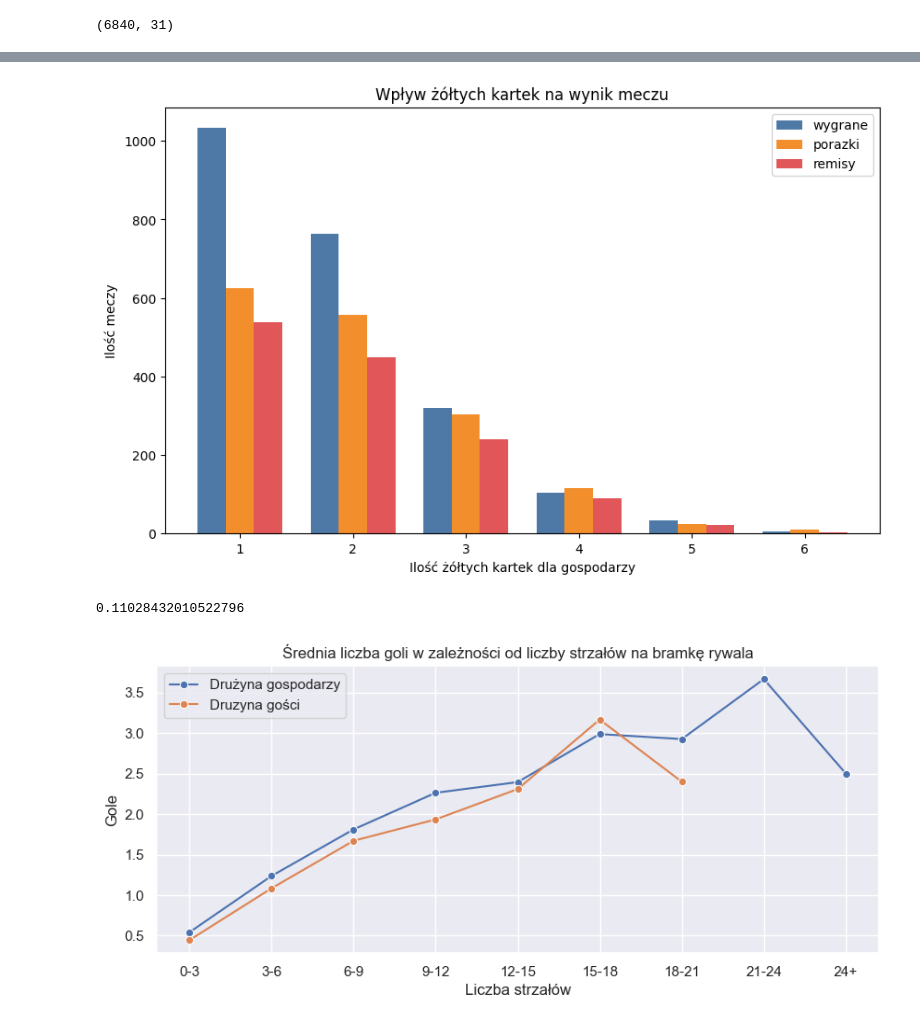
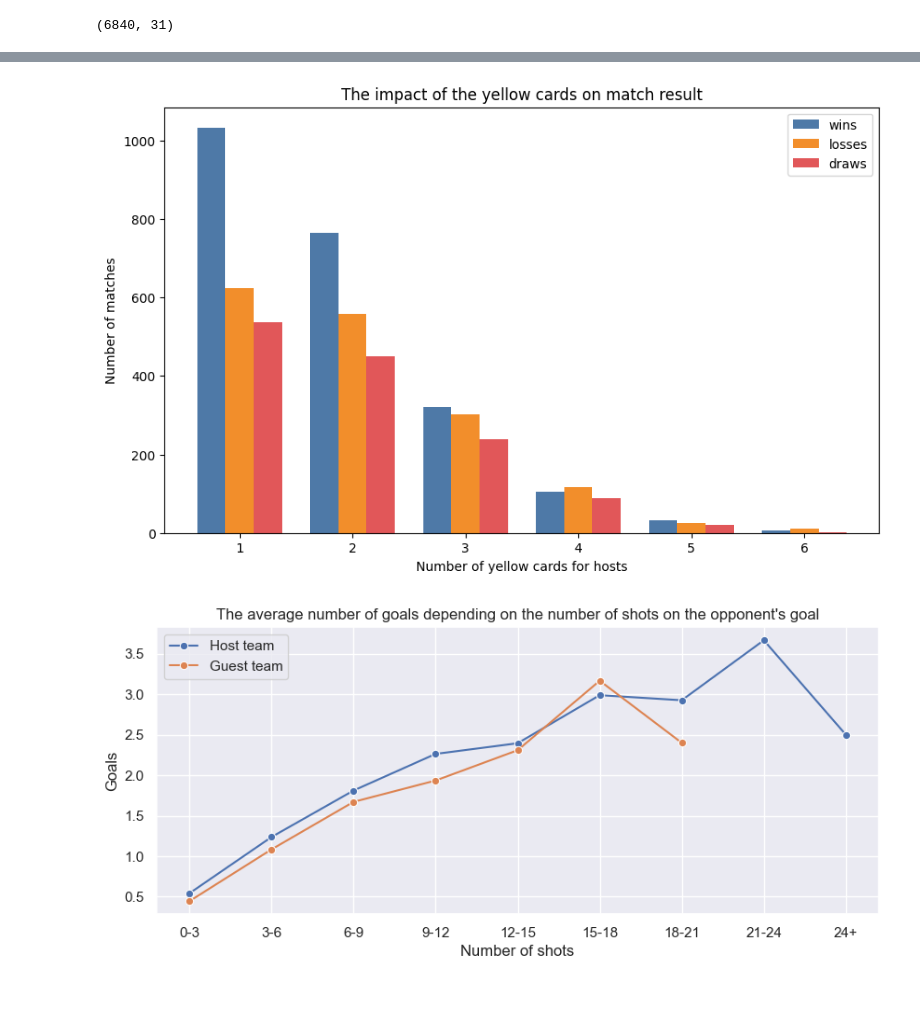
Before and after one commit to LKochan123/Football-fun, a Jupyter notebook: notebooks/statistics.ipynb, the cells around one changed output, grey strips where cells are left out. Saved outputs shown, nothing was run; the diff lists cells and outputs as text; code cells hidden in the pictures; blank space fills up the shorter version.

```diff
--- a/notebooks/statistics.ipynb
+++ b/notebooks/statistics.ipynb
@@ -9,7 +9,8 @@ import core as c
 # %%
-seasons = pd.read_csv('../data/processed/E0_seasons_5_to_23.csv')
+file = 'E0_seasons_5_to_23'
+seasons = pd.read_csv(f'../data/processed/{file}.csv')
 seasons = c.data_cleaner(seasons)
-seasons.head(10)
+seasons.head()
 # %% [output]
 |  | Div | Date | HomeTeam | AwayTeam | FTHG | FTAG | FTR | HTHG | HTAG | HTR | ... | ... |
 | 0 | E0 | 13/08/05 | Aston Villa | Bolton | 2 | 2 | D | 2 | 2 | D | ... | ... |
@@ -108,71 +94,45 @@ plt.show()
 # %%
-# Przykładowe dane
-data = {
-    1: {'wins': 1033, 'losses': 625, 'draws': 537},
-    2: {'wins': 764, 'losses': 557, 'draws': 449},
-    3: {'wins': 320, 'losses': 303, 'draws': 239},
-    4: {'wins': 104, 'losses': 116, 'draws': 89},
-    5: {'wins': 33, 'losses': 25, 'draws': 21},
-    6: {'wins': 6, 'losses': 11, 'draws': 2},
-}
+data = c.calc_HT_cards(seasons, card='Y', N=7)
 
-# Konwertuj dane do list
 categories = list(data.keys())
 wins = [data[cat]['wins'] for cat in categories]
 losses = [data[cat]['losses'] for cat in categories]
 draws = [data[cat]['draws'] for cat in categories]
 
-# Liczba kategorii
+# Parameters
 num_categories = len(categories)
-
-# Szerokość słupków
 bar_width = 0.25
-
-# Stworzenie tablicy indeksów dla każdej grupy słupków
 index = np.arange(num_categories)
-
-# Kolory dla każdej grupy
 colors = ['#4e79a7', '#f28e2b', '#e15759']
 
-# Wygeneruj wykres słupkowy
 fig, ax = plt.subplots(figsize=(10, 6))
 
-bar1 = ax.bar(index - bar_width, wins, bar_width, label='wygrane', color=colors[0])
-bar2 = ax.bar(index, losses, bar_width, label='porazki', color=colors[1])
-bar3 = ax.bar(index + bar_width, draws, bar_width, label='remisy', color=colors[2])
+bar1 = ax.bar(index - bar_width, wins, bar_width, label='wins', color=colors[0])
+bar2 = ax.bar(index, losses, bar_width, label='losses', color=colors[1])
+bar3 = ax.bar(index + bar_width, draws, bar_width, label='draws', color=colors[2])
 
-
-ax.set_xlabel('Ilość żółtych kartek dla gospodarzy')
-ax.set_ylabel('Ilość meczy')
-ax.set_title('Wpływ żółtych kartek na wynik meczu')
+ax.set_xlabel('Number of yellow cards for hosts')
+ax.set_ylabel('Number of matches')
+ax.set_title('The impact of the yellow cards on match result')
 ax.set_xticks(index)
 ax.set_xticklabels(categories)
 ax.legend()
 
 plt.show()
 # %% [output]
-[figure, old version]
+[figure, new version]
-# %%
-hst = seasons['HST'].corr(seasons['target'])
-hst
-# %% [output]
-0.11028432010522796
 # %%
 import seaborn as sns
 
-# Tworzenie przedziałów liczby strzałów
 bins = [0, 3, 6, 9, 12, 15, 18, 21, 24, np.inf]
 labels = ['0-3', '3-6', '6-9', '9-12', '12-15', '15-18', '18-21', '21-24', '24+']
 
-# Dodawanie nowej kolumny z przedziałami liczby strzałów
 seasons['HST_Group'] = pd.cut(seasons['HST'], bins=bins, labels=labels, right=False)
 seasons['AST_Group'] = pd.cut(seasons['AST'], bins=bins, labels=labels, right=False)
 
-# Obliczanie średniej liczby bramek dla każdego przedziału
 average_goals_HT = seasons.groupby('HST_Group')['FTHG'].mean()
 average_goals_AT = seasons.groupby('AST_Group')['FTAG'].mean()
 
-# Tworzenie ramki danych do wykresu
 df_plot = pd.DataFrame({
     'HST_Group': average_goals_HT.index,
     'Average Goals (Home Team)': average_goals_HT.values,
@@ -180,24 +140,20 @@ df_plot = pd.DataFrame({
     'Average Goals (Away Team)': average_goals_AT.values,
 })
 
-# Ustawienia wykresu
 sns.set(style="darkgrid")
 plt.figure(figsize=(10, 4))
 
-# Wykres punktowy połączony
-sns.lineplot(data=df_plot, x='HST_Group', y='Average Goals (Home Team)', marker='o', label='Drużyna gospodarzy')
-sns.lineplot(data=df_plot, x='AST_Group', y='Average Goals (Away Team)', marker='o', label='Druzyna gości')
+sns.lineplot(data=df_plot, x='HST_Group', y='Average Goals (Home Team)', marker='o', label='Host team')
+sns.lineplot(data=df_plot, x='AST_Group', y='Average Goals (Away Team)', marker='o', label='Guest team')
 
-# Ustawienia osi i tytułu
-plt.title('Średnia liczba goli w zależności od liczby strzałów na bramkę rywala')
-plt.xlabel('Liczba strzałów')
-plt.ylabel('Gole')
+plt.title("The average number of goals depending on the number of shots on the opponent's goal")
+plt.xlabel('Number of shots')
+plt.ylabel('Goals')
 plt.legend(loc='upper left')
 
-# Wyświetlanie wykresu
 plt.show()
 # %% [output]
-[figure, old version]
+[figure, new version]
 # %%
 bins = [0, 3, 6, 9, 12, 15, 18, 21, 24, 27, 30, 33, 36, np.inf]
 labels = ['0-3', '3-6', '6-9', '9-12', '12-15', '15-18', '18-21', '21-24', '24-27', '27-30', '30-33', '33-36', '36+']
```
Also changed, not shown: parts of 26 cells of this notebook, 3 other files.
